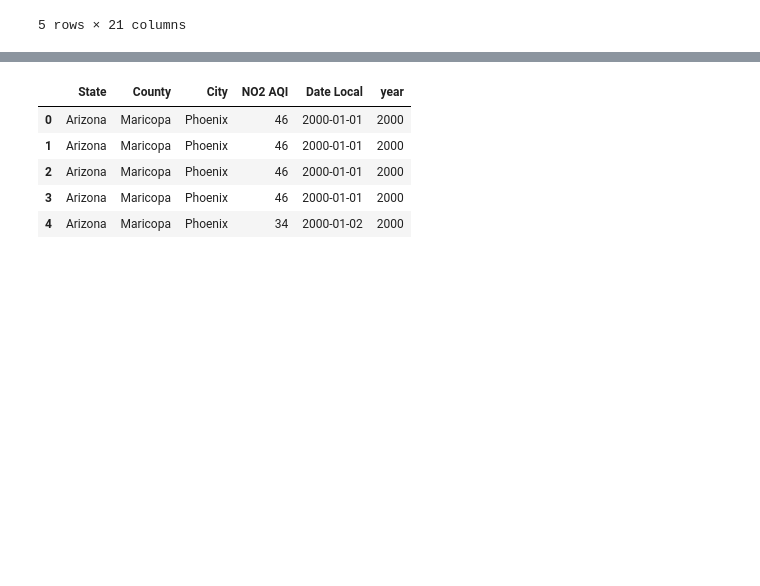
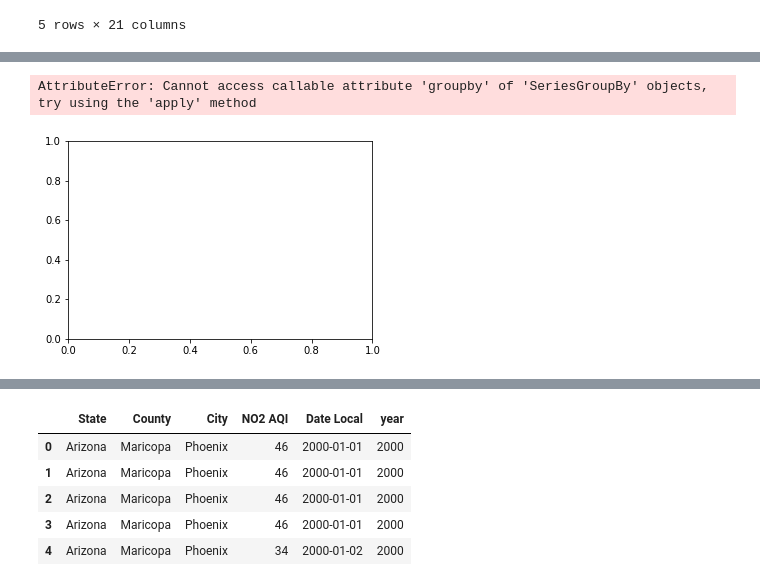
Before and after one commit to sachsjohn/Project_1_Pollution, a Jupyter notebook: Pollution Data.ipynb, the cells around one changed output, grey strips where cells are left out. Cells and saved outputs as stored; diff of their text form; code cells hidden in the pictures; blank space fills up the shorter version.

```diff
--- a/Pollution Data.ipynb
+++ b/Pollution Data.ipynb
@@ -46,3 +46,6 @@ df.head()
 | 3 | Arizona | Maricopa | Phoenix | 2000-01-01 | 19.041667 | 49.0 | 19 | 46 | ... |
 | 4 | Arizona | Maricopa | Phoenix | 2000-01-02 | 22.958333 | 36.0 | 19 | 34 | ... |
 5 rows × 21 columns
+# %%
+df_grouped = df.groupby(['State','Date Local']).mean()
+df_grouped.head()
@@ -49,3 +60,14 @@ df.head()
+# %%
+df2 = df_grouped.groupby(level=0)
+# %%
+plt.figure(figsize=(12,8))
+
+plt.subplot(221)
+NO2_data = df2['NO2 AQI']
+NO2_data.groupby(pd.Grouper(level='Date Local')).mean().plot()
+# %% [output]
+AttributeError: Cannot access callable attribute 'groupby' of 'SeriesGroupBy' objects, try using the 'apply' method
+[figure, added]
 # %%
 # Dropping the NA values at this point would end up losing a lot of data for O3 and CO2 data, so we want to maintain separate dfs once we get to that point.
 # %%
```
Also changed, not shown: parts of 2 cells of this notebook.
